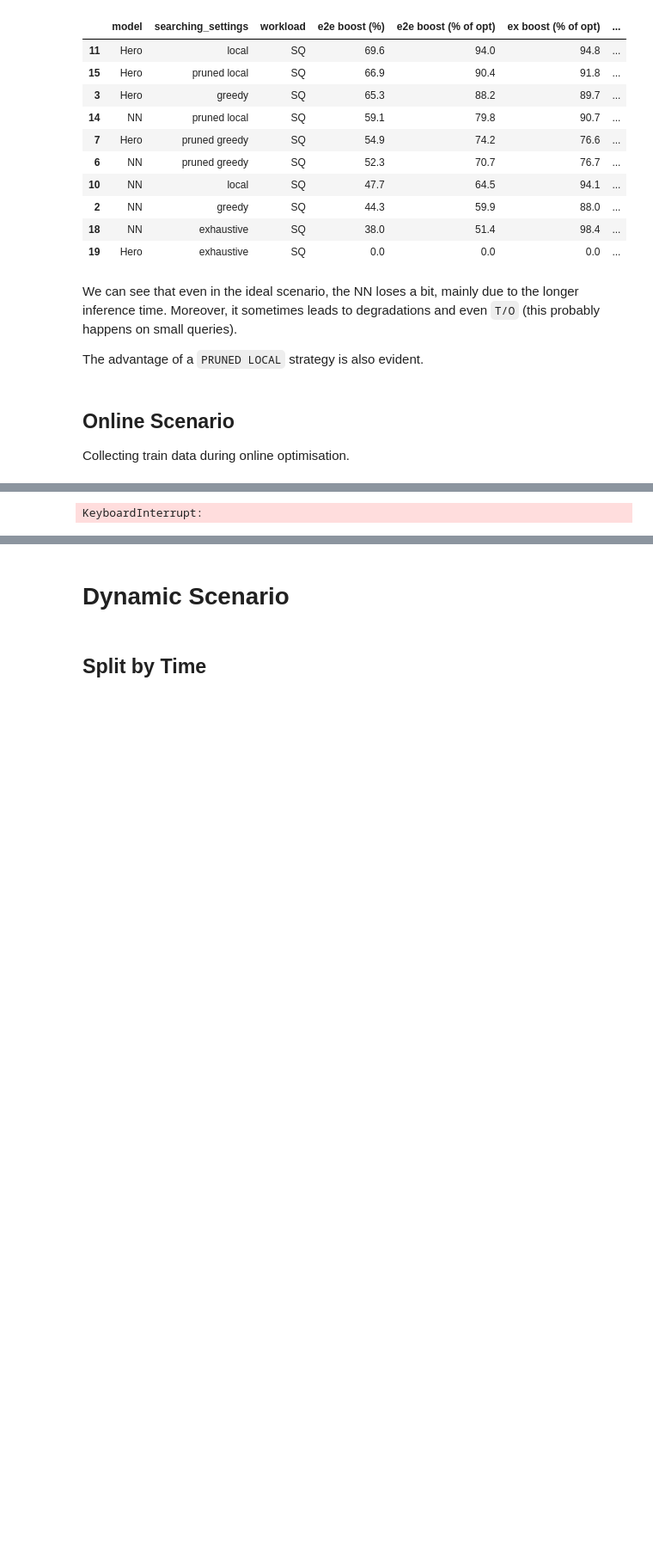
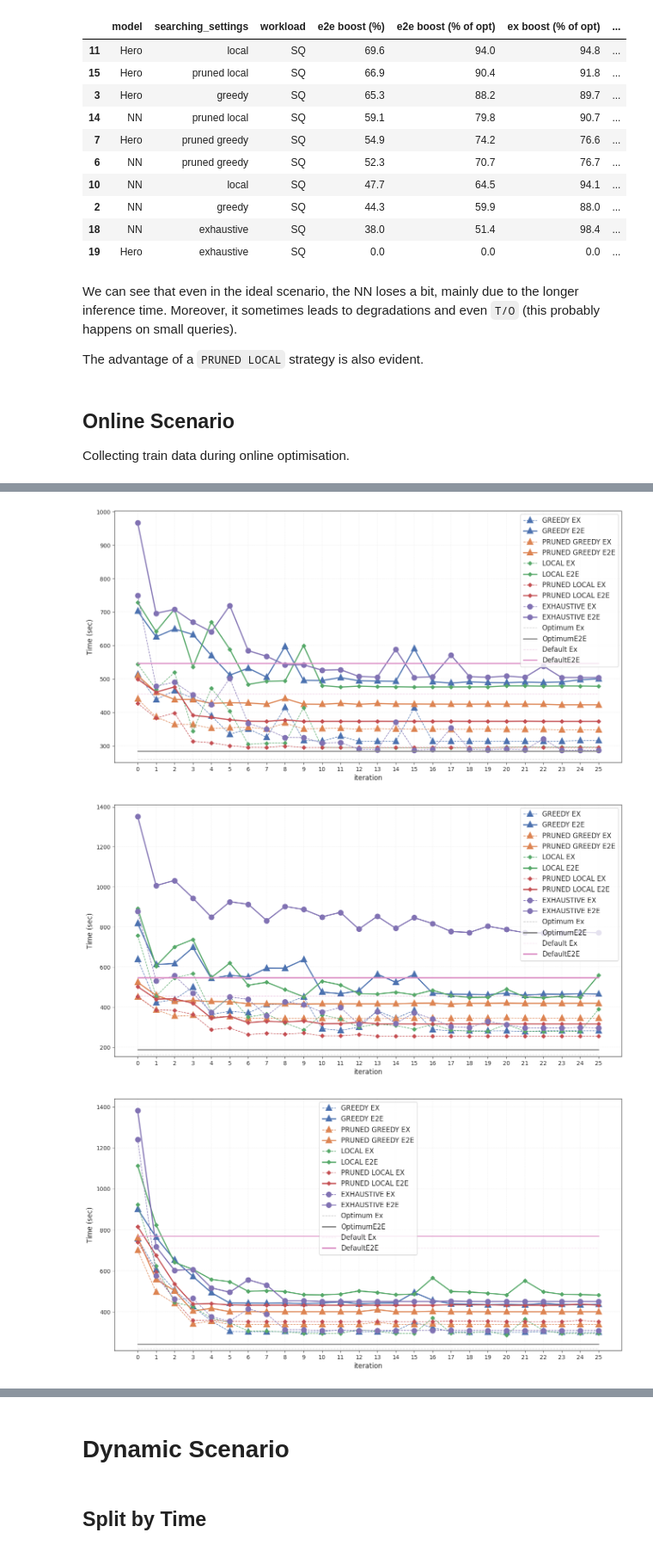
Before and after one commit to zinchse/hero, a Jupyter notebook: experiments/emulation/emulation.ipynb, the cells around one changed output, grey strips where cells are left out. Shown at 86% size. Drawn from its saved outputs; the diff is of its cells as text; code cells hidden in the pictures; blank space fills up the shorter version.

```diff
--- a/experiments/emulation/emulation.ipynb
+++ b/experiments/emulation/emulation.ipynb
@@ -275,31 +274 @@ KeyboardInterrupt:
-# %%
-for workload, workload_name in [(job_workload, "JOB"), (sq_workload, "SQ")]:
-    def_dop_list_online_reports = []
-    all_dops_list_online_reports = []
-
-    epochs, iterations = 100, 5
-    for ss, ss_descr in [
-        (GREEDY_DEF_DOP_SS, "GREEDY"),
-        #(PRUNED_GREEDY_DEF_DOP_SS, "PRUNED GREEDY"),
-        (LOCAL_DEF_DOP_SS, "LOCAL"),
-        (PRUNED_LOCAL_DEF_DOP_SS, "PRUNED LOCAL"),
-        #(ALL_DEF_DOP_SS, "EXHAUSTIVE"),
-    ]:
-        def_dop_list_online_reports.append(emulate_online_learning("NN", workload, workload_name, ss, ss_descr, True, True, epochs, iterations, None, DEVICE))
-
-    for ss, ss_descr in [
-        (GREEDY_SS, "GREEDY"),
-        #(PRUNED_GREEDY_SS, "PRUNED GREEDY"),
-        (LOCAL_SS, "LOCAL"),
-        (PRUNED_LOCAL_SS, "PRUNED LOCAL"),
-        #(ALL_SS, "EXHAUSTIVE"),
-    ]:
-        all_dops_list_online_reports.append(emulate_online_learning("NN", workload, workload_name, ss, ss_descr, False, True, epochs, iterations, None, DEVICE))
-
-    with open(f"{ARTIFACTS_PATH}/{workload_name}_def_dop_list_online_reports.json", "w") as f:
-        dump(def_dop_list_online_reports, f)
-    with open(f"{ARTIFACTS_PATH}/{workload_name}_all_dops_list_online_reports.json", "w") as f:
-        dump(all_dops_list_online_reports, f)
-# %% [output]
-KeyboardInterrupt:
 # %%
@@ -362,9 +368,13 @@ def visualise(list_reports, title):
 # %%
 for workload, workload_name in [(job_workload, "JOB"), (sq_workload, "SQ")]:
     with open(f"{ARTIFACTS_PATH}/{workload_name}_def_dop_list_online_reports.json", "r") as f:
         def_dop_list_online_reports = load(f)
-        visualise(def_dop_list_online_reports, title=workload_name + " [default DOP]")
+        visualise(def_dop_list_online_reports, figsize=(16, 8), save_name=f"{workload_name}_def_dop_online.svg")
 
     with open(f"{ARTIFACTS_PATH}/{workload_name}_all_dops_list_online_reports.json", "r") as f:
         all_dops_list_online_reports = load(f)
-        visualise(all_dops_list_online_reports, title=workload_name + " [all DOPs]")
+        visualise(all_dops_list_online_reports, figsize=(16, 8), save_name=f"{workload_name}_all_dops_online.svg")
+# %% [output]
+[figure, added]
+[figure, added]
+[figure, added]
```
Also changed, not shown: parts of 22 cells of this notebook.
